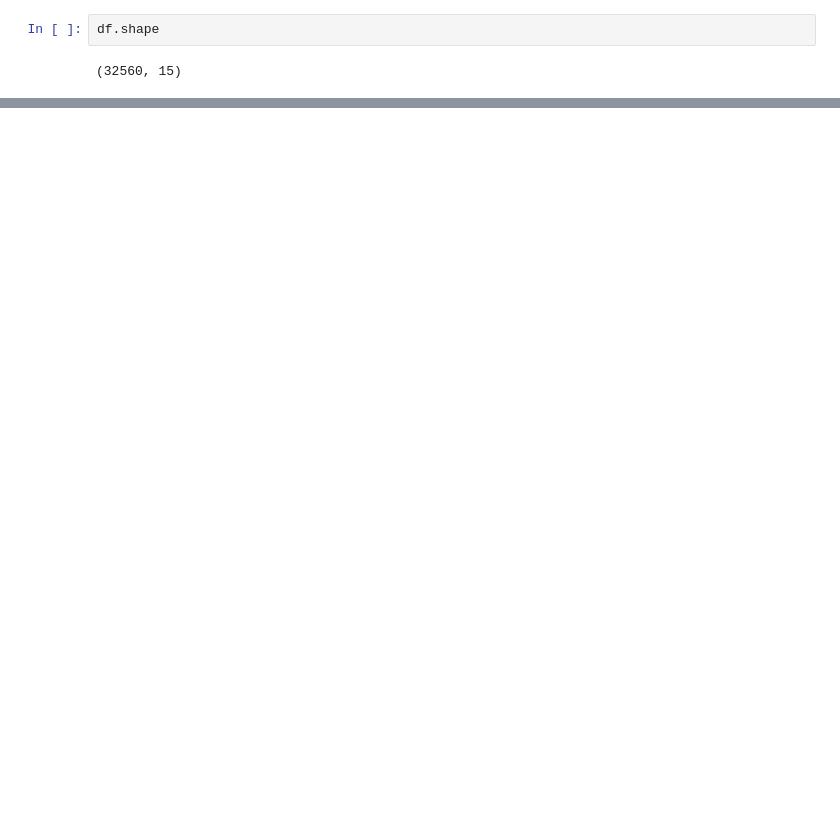
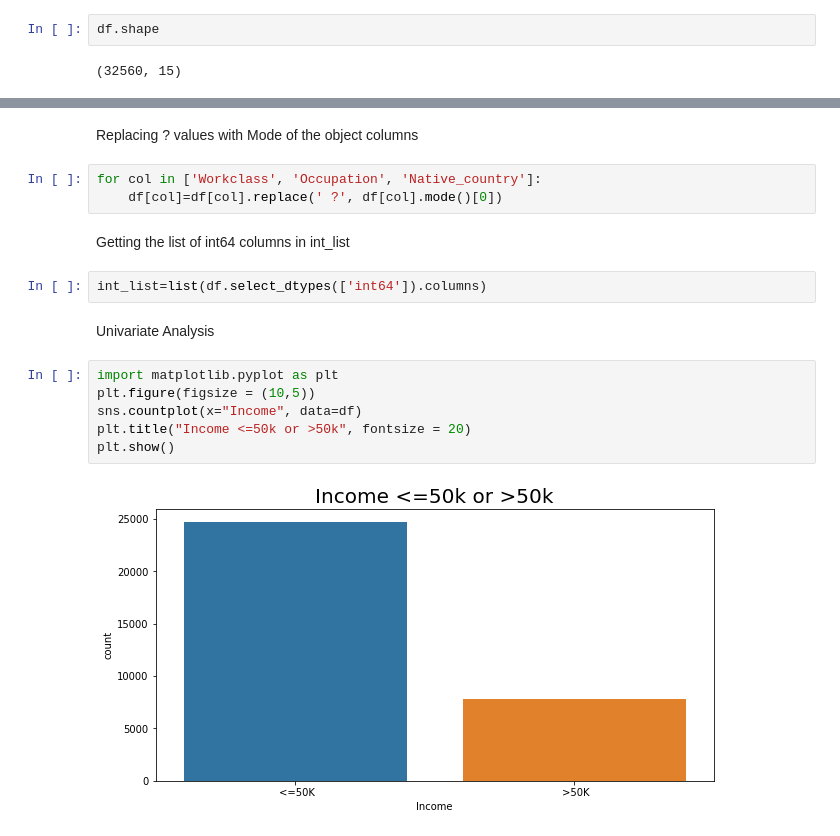
Before and after one commit to HarshalPawar88/Evaluation-Projects, a Jupyter notebook: Census_Income_Project.ipynb, the cells around one changed output, grey strips where cells are left out. Saved outputs shown, nothing was run; the diff lists cells and outputs as text; blank space fills up the shorter version.

```diff
--- a/Census_Income_Project.ipynb
+++ b/Census_Income_Project.ipynb
@@ -44,0 +87,19 @@ df.shape
+# %% [markdown]
+Replacing ? values with Mode of the object columns
+# %%
+for col in ['Workclass', 'Occupation', 'Native_country']:
+    df[col]=df[col].replace(' ?', df[col].mode()[0])
+# %% [markdown]
+Getting the list of int64 columns in int_list
+# %%
+int_list=list(df.select_dtypes(['int64']).columns)
+# %% [markdown]
+Univariate Analysis
+# %%
+import matplotlib.pyplot as plt
+plt.figure(figsize = (10,5))
+sns.countplot(x="Income", data=df)
+plt.title("Income <=50k or >50k", fontsize = 20)
+plt.show()
+# %% [output]
+[figure, added]
```
Also changed, not shown: parts of 208 cells of this notebook.
